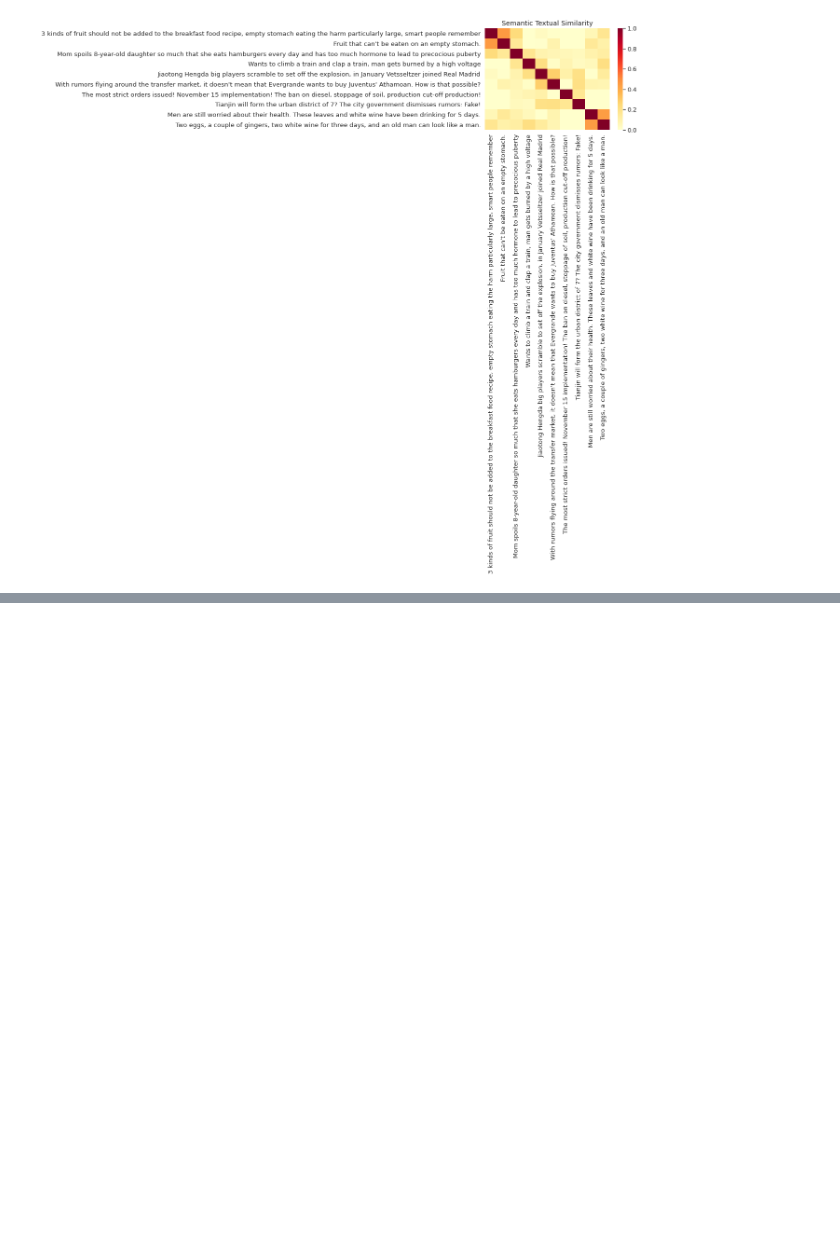
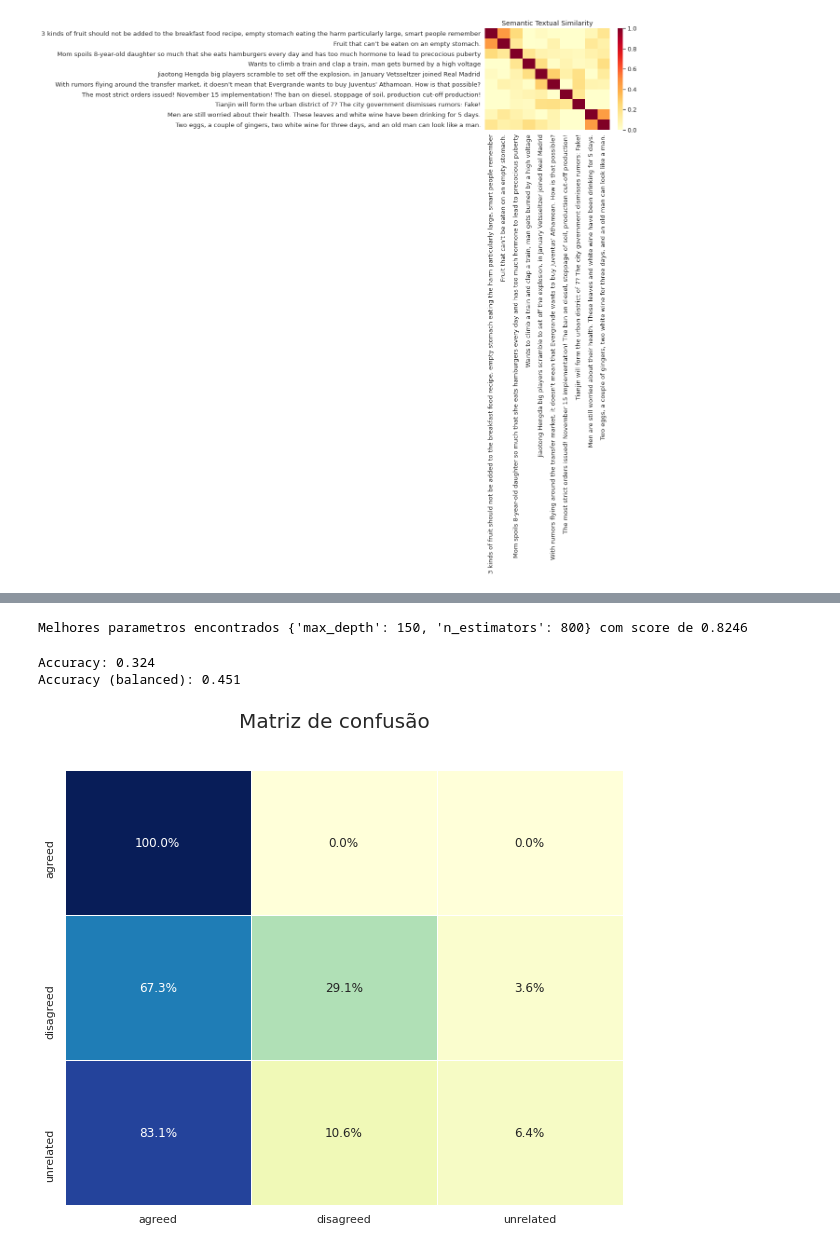
Before and after one commit to erickbonas/projetofinal, a Jupyter notebook: analise-sentimentos.ipynb, the cells around one changed output, grey strips where cells are left out. Saved outputs shown, nothing was run; the diff lists cells and outputs as text; code cells hidden in the pictures; blank space fills up the shorter version.

Commit message:
Organizado código e criado função de combine

```diff
--- a/analise-sentimentos.ipynb
+++ b/analise-sentimentos.ipynb
@@ -104,0 +164,3 @@ run_and_plot(messages)
+# %%
+x_val_embed = combine(embed_x_val_title1, embed_x_val_title2)
+x_val_embed.shape
@@ -104,0 +169,5 @@ run_and_plot(messages)
+# %%
+## aplicando o smoteenn
+resampler = SMOTEENN(sampling_strategy="not minority")
+x_train_resampled, y_train_resampled = resampler.fit_resample(x_train_embed, y_train)
+x_train_resampled
@@ -104,0 +188,5 @@ run_and_plot(messages)
+# %%
+label_enc = LabelEncoder()
+ye_train = label_enc.fit_transform(y_train)
+ye_val = label_enc.transform(y_val)
+label_enc.classes_
@@ -104,0 +195,12 @@ run_and_plot(messages)
+# %%
+# Random Forest com SMOTEENN
+clf = RandomForestClassifier(
+    oob_score=True,
+    n_jobs=-1,
+    class_weight='balanced'
+)
+
+grid_clf_values = {'max_depth': [150], 'n_estimators': [800]}
+grid_clf = GridSearchCV(clf, param_grid = grid_clf_values, cv=3, scoring = 'balanced_accuracy', n_jobs = -1)
+
+grid_clf.fit(x_train_resampled, y_train_resampled)
@@ -104,0 +215,11 @@ run_and_plot(messages)
+# %%
+# Imprimindo os melhores parâmetros encontrados
+print("Melhores parametros encontrados %s com score de %0.4f" % (grid_clf.best_params_, grid_clf.best_score_))
+# %% [output]
+Melhores parametros encontrados {'max_depth': 150, 'n_estimators': 800} com score de 0.8246
+# %%
+evaluate(y_val, grid_clf.predict(x_val_embed), grid_clf.predict_proba(x_val_embed), labels=label_enc.classes_)
+# %% [output]
+Accuracy: 0.324
+Accuracy (balanced): 0.451
+[figure, added]
```
Also changed, not shown: parts of 24 cells of this notebook.
